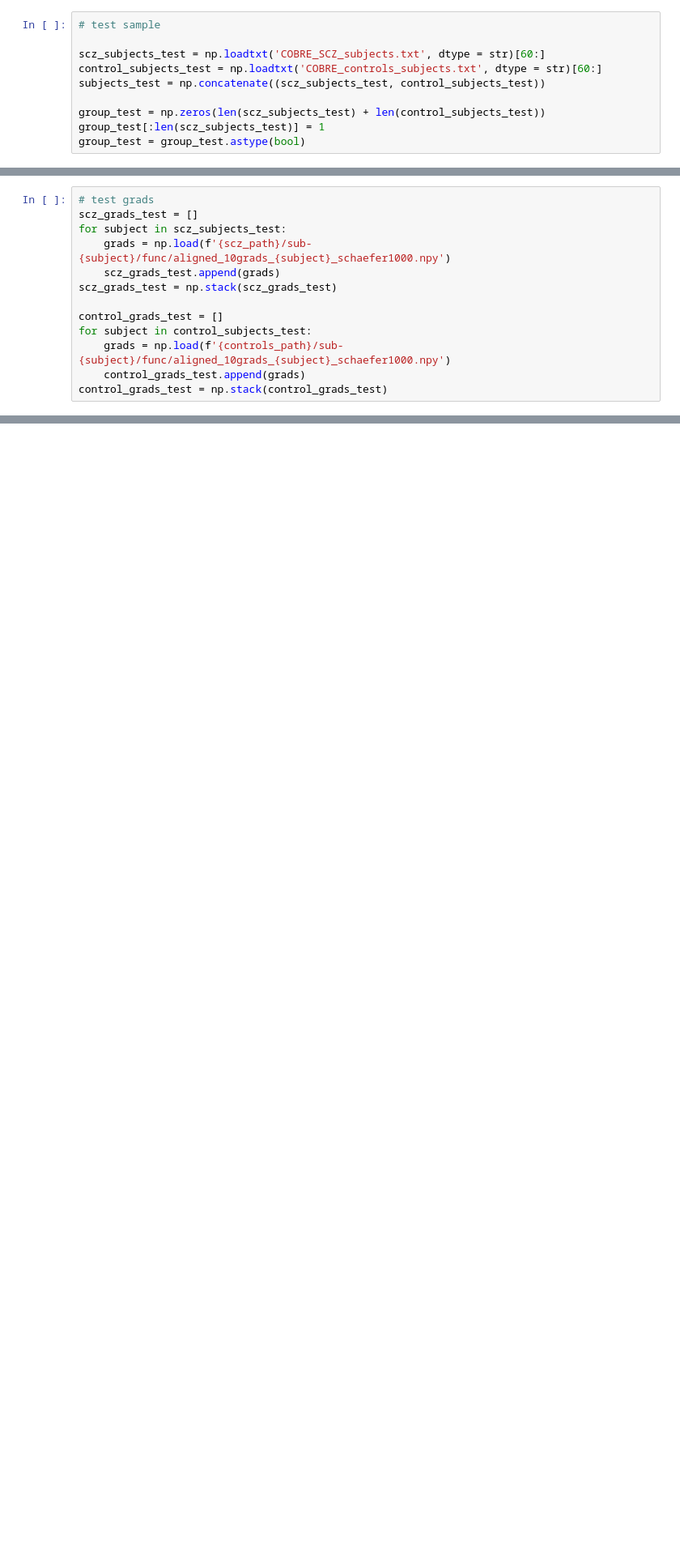
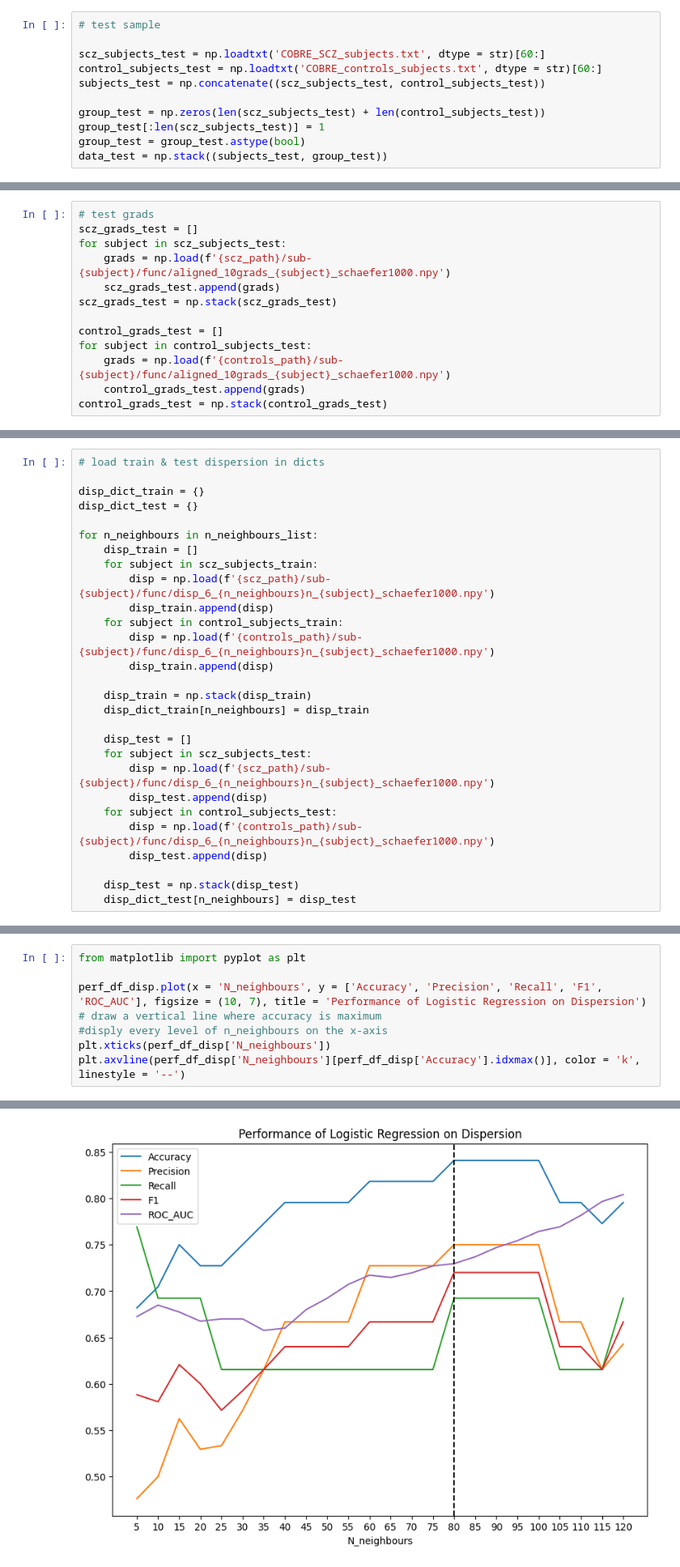
Before and after one commit to victoris93/feature-selection-scz, a Jupyter notebook: COBRE/log_model.ipynb, the cells around one changed output, grey strips where cells are left out. Shown at 81% size. Cells and saved outputs as stored; diff of their text form; blank space fills up the shorter version.

```diff
--- a/COBRE/log_model.ipynb
+++ b/COBRE/log_model.ipynb
@@ -33,3 +43,4 @@ subjects_test = np.concatenate((scz_subjects_test, control_subjects_test))
 group_test = np.zeros(len(scz_subjects_test) + len(control_subjects_test))
 group_test[:len(scz_subjects_test)] = 1
 group_test = group_test.astype(bool)
+data_test = np.stack((subjects_test, group_test))
@@ -210,0 +205,28 @@ perf_df.plot(x = 'N_grads', y = ['Accuracy', 'Precision', 'Recall', 'F1', 'ROC_A
+# %%
+# load train & test dispersion in dicts
+
+disp_dict_train = {}
+disp_dict_test = {}
+
+for n_neighbours in n_neighbours_list:
+    disp_train = []
+    for subject in scz_subjects_train:
+        disp = np.load(f'{scz_path}/sub-{subject}/func/disp_6_{n_neighbours}n_{subject}_schaefer1000.npy')
+        disp_train.append(disp)
+    for subject in control_subjects_train:
+        disp = np.load(f'{controls_path}/sub-{subject}/func/disp_6_{n_neighbours}n_{subject}_schaefer1000.npy')
+        disp_train.append(disp)
+
+    disp_train = np.stack(disp_train)
+    disp_dict_train[n_neighbours] = disp_train
+
+    disp_test = []
+    for subject in scz_subjects_test:
+        disp = np.load(f'{scz_path}/sub-{subject}/func/disp_6_{n_neighbours}n_{subject}_schaefer1000.npy')
+        disp_test.append(disp)
+    for subject in control_subjects_test:
+        disp = np.load(f'{controls_path}/sub-{subject}/func/disp_6_{n_neighbours}n_{subject}_schaefer1000.npy')
+        disp_test.append(disp)
+
+    disp_test = np.stack(disp_test)
+    disp_dict_test[n_neighbours] = disp_test
@@ -210,0 +312,9 @@ perf_df.plot(x = 'N_grads', y = ['Accuracy', 'Precision', 'Recall', 'F1', 'ROC_A
+# %%
+from matplotlib import pyplot as plt
+
+perf_df_disp.plot(x = 'N_neighbours', y = ['Accuracy', 'Precision', 'Recall', 'F1', 'ROC_AUC'], figsize = (10, 7), title = 'Performance of Logistic Regression on Dispersion')
+# draw a vertical line where accuracy is maximum
+#disply every level of n_neighbours on the x-axis
+plt.xticks(perf_df_disp['N_neighbours'])
+plt.axvline(perf_df_disp['N_neighbours'][perf_df_disp['Accuracy'].idxmax()], color = 'k', linestyle = '--')
+# %% [output]
@@ -210,0 +340 @@ perf_df.plot(x = 'N_grads', y = ['Accuracy', 'Precision', 'Recall', 'F1', 'ROC_A
+[figure, added]
```
Also changed, not shown: parts of 47 cells of this notebook, 1 other file.
